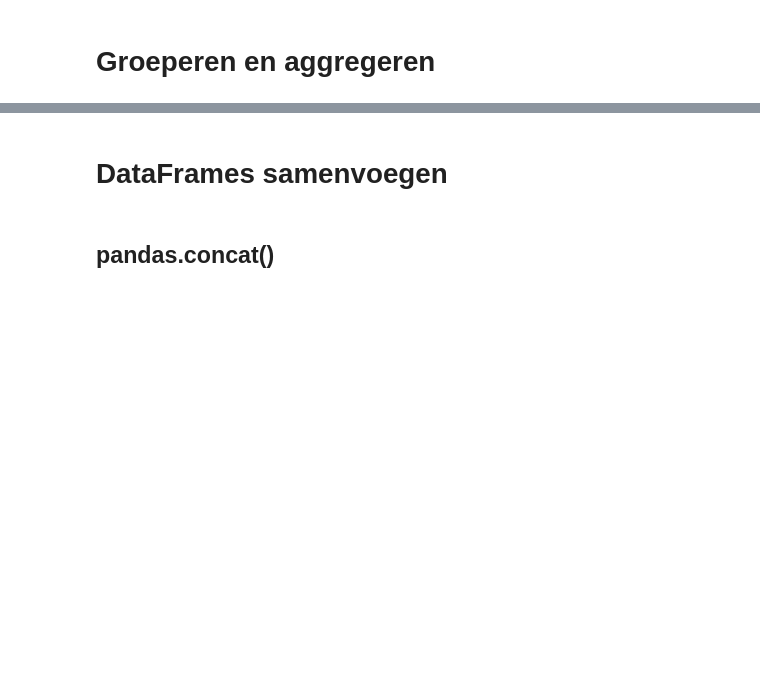
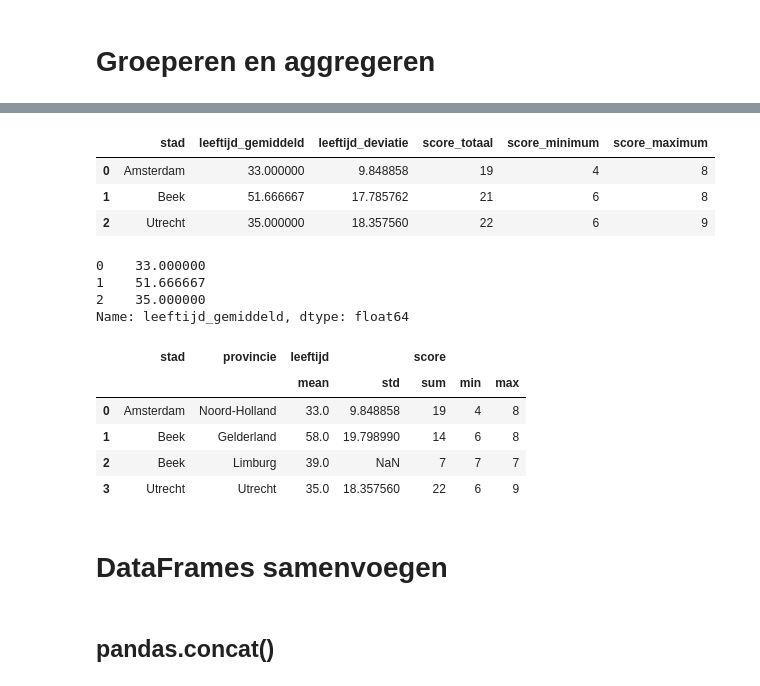
Before and after one commit to LFKoning/knowledge-sharing, a Jupyter notebook: python_engineers/part_3/4_pandas_dataframe.ipynb, the cells around one changed output, grey strips where cells are left out. Cells and saved outputs as stored; diff of their text form; code cells hidden in the pictures; blank space fills up the shorter version.

```diff
--- a/python_engineers/part_3/4_pandas_dataframe.ipynb
+++ b/python_engineers/part_3/4_pandas_dataframe.ipynb
@@ -329,6 +502,6 @@ dummy_df.groupby("stad").sum()
 # %%
 # Betere syntax
-(
+tmp = (
     dummy_df
     .groupby("stad", as_index=False)
     .agg(
@@ -339,6 +512,35 @@ dummy_df.groupby("stad").sum()
         score_maximum=("score", "max"),
     )
 )
+tmp
+# %% [output]
+|  | stad | leeftijd_gemiddeld | leeftijd_deviatie | score_totaal | score_minimum | score_maximum |
+| 0 | Amsterdam | 33.000000 | 9.848858 | 19 | 4 | 8 |
+| 1 | Beek | 51.666667 | 17.785762 | 21 | 6 | 8 |
+| 2 | Utrecht | 35.000000 | 18.357560 | 22 | 6 | 9 |
+# %%
+tmp["leeftijd_gemiddeld"]
+# %% [output]
+0    33.000000
+1    51.666667
+2    35.000000
+Name: leeftijd_gemiddeld, dtype: float64
+# %%
+(
+    dummy_df
+    .groupby(["stad", "provincie"], as_index=False)
+    .agg({
+        "leeftijd": ["mean", "std"],
+        "score": ["sum", "min", "max"],
+    })
+)
+# %% [output]
+|  | stad | provincie | leeftijd |  | score |  |  |
+|  |  |  | mean | std | sum | min | max |
+| 0 | Amsterdam | Noord-Holland | 33.0 | 9.848858 | 19 | 4 | 8 |
+| 1 | Beek | Gelderland | 58.0 | 19.798990 | 14 | 6 | 8 |
+| 2 | Beek | Limburg | 39.0 | NaN | 7 | 7 | 7 |
+| 3 | Utrecht | Utrecht | 35.0 | 18.357560 | 22 | 6 | 9 |
 # %% [markdown]
 # DataFrames samenvoegen
 # %% [markdown]
```
Also changed, not shown: parts of 54 cells of this notebook, 6 other files.
